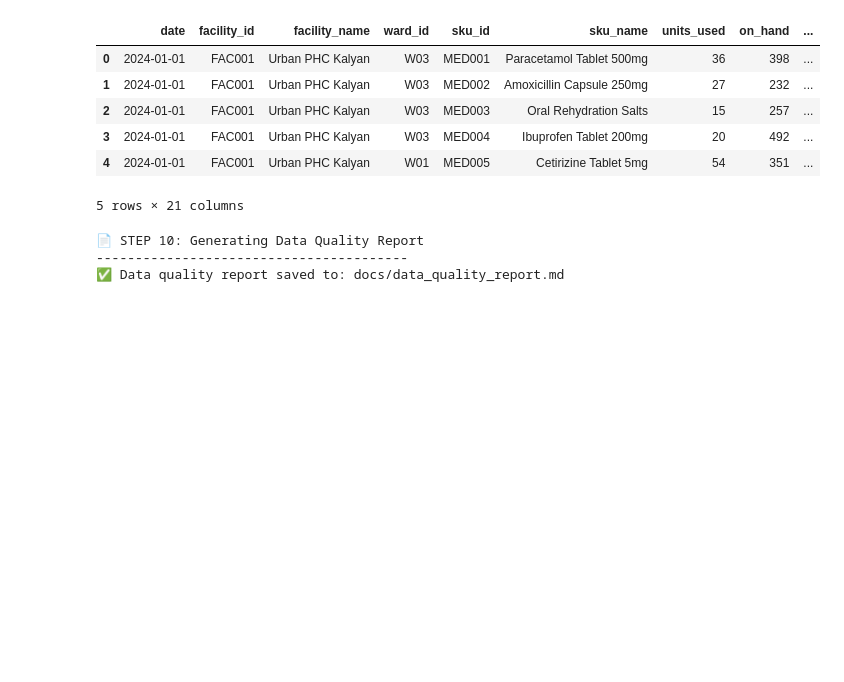
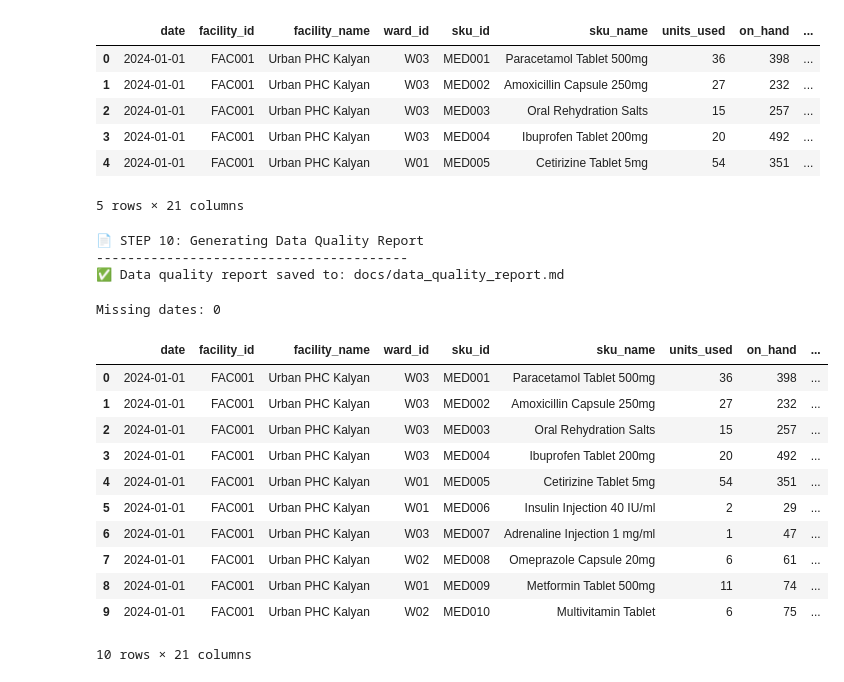
Before and after one commit to Vikrantchaudhari88/PHC-Supply-Chain-AI, a Jupyter notebook: 02_DATA_CLEANING_PIPELINE.ipynb, the cells around one changed output. Drawn from its saved outputs; the diff is of its cells as text; code cells hidden in the pictures; blank space fills up the shorter version.

```diff
--- a/02_DATA_CLEANING_PIPELINE.ipynb
+++ b/02_DATA_CLEANING_PIPELINE.ipynb
@@ -378,3 +433,23 @@ print("✅ Data quality report saved to: docs/data_quality_report.md")
 📄 STEP 10: Generating Data Quality Report
 ----------------------------------------
 ✅ Data quality report saved to: docs/data_quality_report.md
+# %%
+df = pd.read_csv('data/cleaned_inventory.csv')
+print(f"Missing dates: {df['date'].isna().sum()}")
+# %% [output]
+Missing dates: 0
+# %%
+df.head(10)
+# %% [output]
+|  | date | facility_id | facility_name | ward_id | sku_id | sku_name | units_used | on_hand | ... |
+| 0 | 2024-01-01 | FAC001 | Urban PHC Kalyan | W03 | MED001 | Paracetamol Tablet 500mg | 36 | 398 | ... |
+| 1 | 2024-01-01 | FAC001 | Urban PHC Kalyan | W03 | MED002 | Amoxicillin Capsule 250mg | 27 | 232 | ... |
+| 2 | 2024-01-01 | FAC001 | Urban PHC Kalyan | W03 | MED003 | Oral Rehydration Salts | 15 | 257 | ... |
+| 3 | 2024-01-01 | FAC001 | Urban PHC Kalyan | W03 | MED004 | Ibuprofen Tablet 200mg | 20 | 492 | ... |
+| 4 | 2024-01-01 | FAC001 | Urban PHC Kalyan | W01 | MED005 | Cetirizine Tablet 5mg | 54 | 351 | ... |
+| 5 | 2024-01-01 | FAC001 | Urban PHC Kalyan | W01 | MED006 | Insulin Injection 40 IU/ml | 2 | 29 | ... |
+| 6 | 2024-01-01 | FAC001 | Urban PHC Kalyan | W03 | MED007 | Adrenaline Injection 1 mg/ml | 1 | 47 | ... |
+| 7 | 2024-01-01 | FAC001 | Urban PHC Kalyan | W02 | MED008 | Omeprazole Capsule 20mg | 6 | 61 | ... |
+| 8 | 2024-01-01 | FAC001 | Urban PHC Kalyan | W01 | MED009 | Metformin Tablet 500mg | 11 | 74 | ... |
+| 9 | 2024-01-01 | FAC001 | Urban PHC Kalyan | W02 | MED010 | Multivitamin Tablet | 6 | 75 | ... |
+10 rows × 21 columns
```
Also changed, not shown: parts of 2 cells of this notebook, 2 other files.
